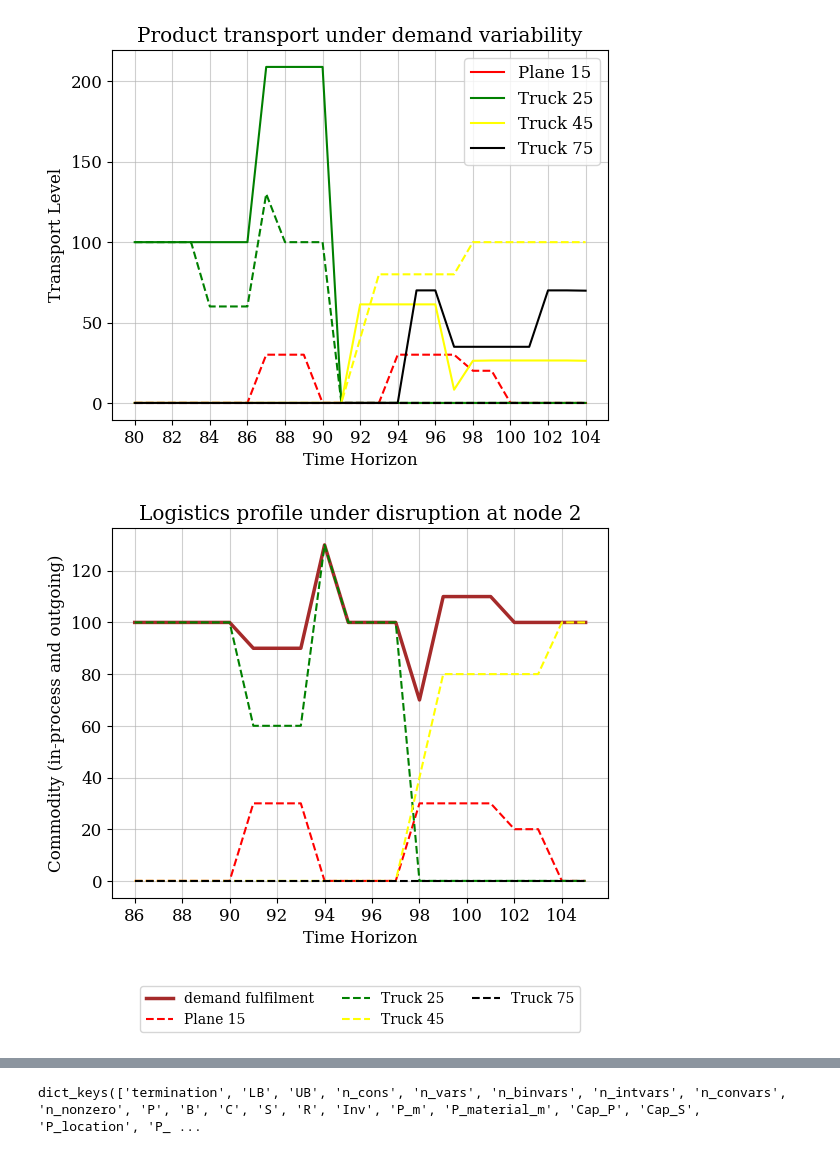
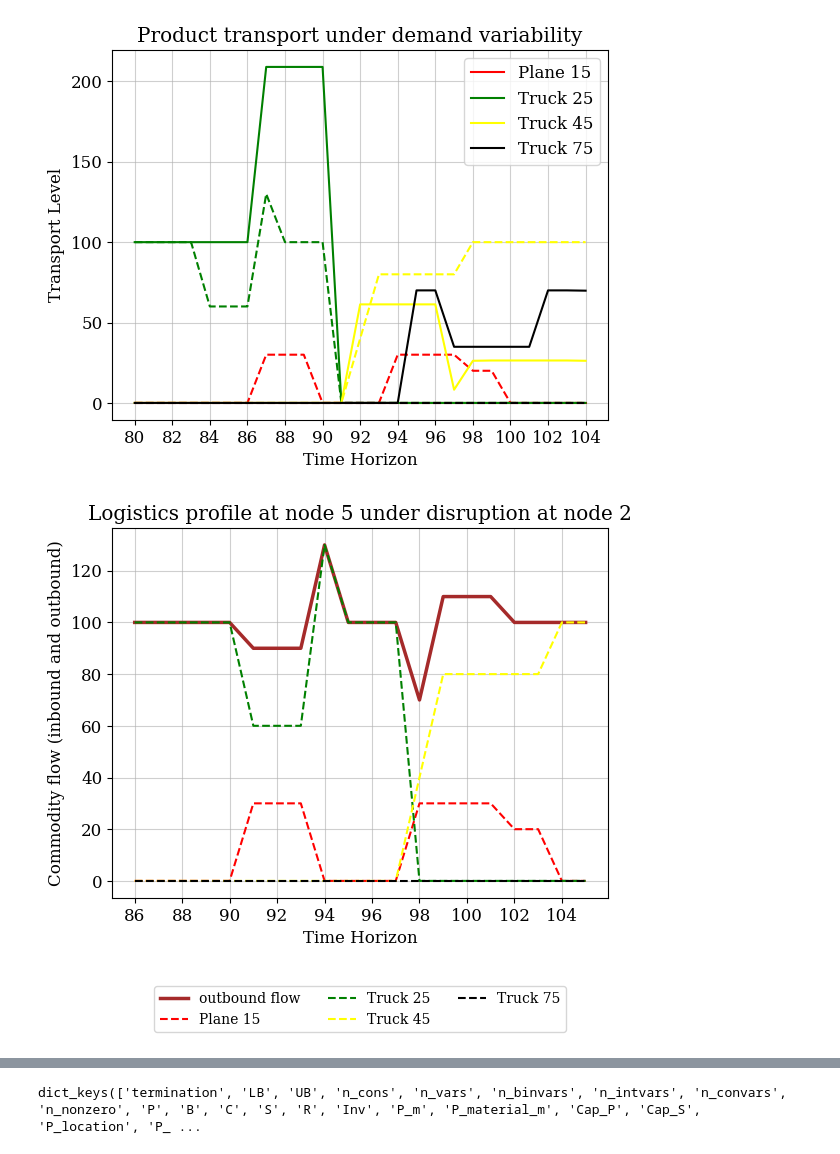
Before and after one commit to shivamvedant/energiapy, a Jupyter notebook: docs/notebooks/supply chain/IRF manuscript/readControl_HPRC.ipynb, the cells around one changed output, grey strips where cells are left out. Cells and saved outputs as stored; diff of their text form; code cells hidden in the pictures.

```diff
--- a/docs/notebooks/supply chain/IRF manuscript/readControl_HPRC.ipynb
+++ b/docs/notebooks/supply chain/IRF manuscript/readControl_HPRC.ipynb
@@ -1526,7 +1526,7 @@ ax.plot(
     range(start+1, end+1),
     [value for key, value in ncl_load_results.output['S'].items()
      if key[0] == 'loc5' and key[1] == 'com1_sold'][start:end],
-    label='demand fulfilment',
+    label='outbound flow',
     color='brown',
     linestyle='-',
     linewidth=2.5
@@ -1538,36 +1538,36 @@ ax.plot(range(start+1, end+1), list(value for key, value in focal_results_1.outp
 
 a=2
 b=5
 ax.plot(range(start+1, end+1), list(value for key, value in focal_results_1.output['P'].items() if key[0]==f'loc{b}' and key[1]==f'com1_receive_loc{a}')[start:end], color='green', linestyle='--', label=f'Truck {a}{b}')
 
 a=4
 b=5
 ax.plot(range(start+1, end+1), list(value for key, value in focal_results_1.output['P'].items() if key[0]==f'loc{b}' and key[1]==f'com1_receive_loc{a}')[start:end], color='yellow', linestyle='--', label=f'Truck {a}{b}')
 
 a=7
 b=5
 ax.plot(range(start+1, end+1), list(value for key, value in focal_results_1.output['P'].items() if key[0]==f'loc{b}' and key[1]==f'com1_receive_loc{a}')[start:end], color='black', linestyle='--', label=f'Truck {a}{b}')
 
 # Customize the plot
 ax.set_xlabel('Time Horizon')
-ax.set_ylabel('Commodity (in-process and outgoing)')
-ax.set_title('Logistics profile under disruption at node 2')
+ax.set_ylabel('Commodity flow (inbound and outbound)')
+ax.set_title('Logistics profile at node 5 under disruption at node 2')
 ax.legend(
     loc='upper center',
     bbox_to_anchor=(0.5, -0.22),
     ncol=3,
     frameon=True,
     fontsize=10
 )
 ax.plot(linewidth=0.5)
 ax.set_xticks(range(start+1, end+1, 2))
 plt.grid(alpha=0.6)
 plt.rcdefaults()
 # plt.savefig(fname = 'MPC_logistics', dpi = 300)
 # Show the plot
 plt.show()
 # %% [output]
-[figure, old version]
+[figure, new version]
 # %%
 # test_list = list(ncl_load_results.output['P'].items())
 test_list = [(k,v) for k,v in ncl_load_results.output['P'].items() if k[0]=='loc2' and k[1]=='com1_process']
```
Also changed, not shown: parts of 4 cells of this notebook, 1 other file.
